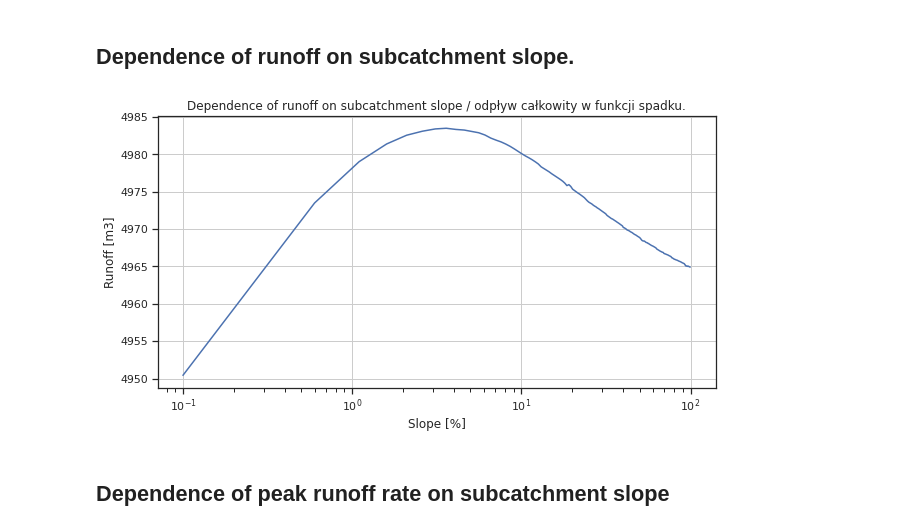
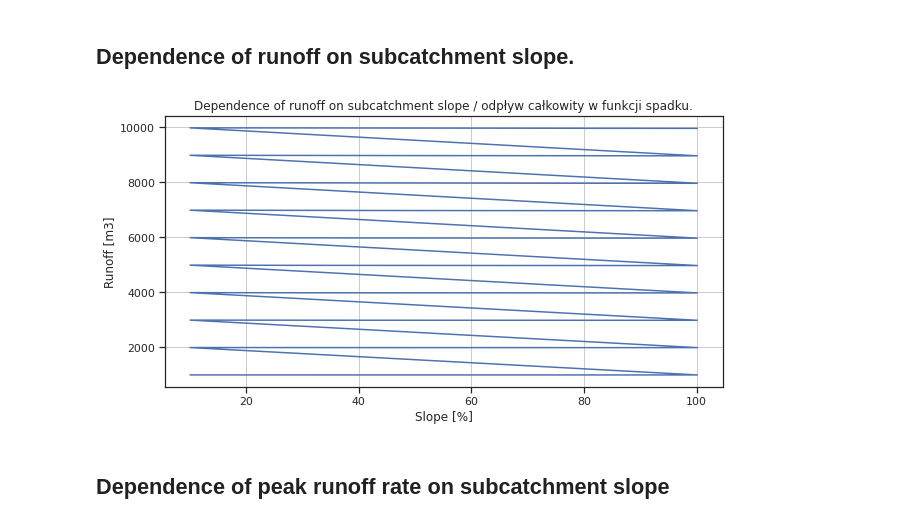
Before and after one commit to BuczynskiRafal/pipe_calculations, a Jupyter notebook: OOP_Catchments.ipynb, the cells around one changed output. Saved outputs shown, nothing was run; the diff lists cells and outputs as text; code cells hidden in the pictures.

```diff
--- a/OOP_Catchments.ipynb
+++ b/OOP_Catchments.ipynb
@@ -126,5 +164,5 @@ class Analyse:
 # %% [markdown]
 # Do simulation
 # %%
-pipe = Analyse()
-pipe.simulation("C3", "S1", step=0.5)
+analyse = Analyse()
+analyse.analyse("C3", "S1", step=10)
@@ -133,5 +195,6 @@ pipe.simulation("C3", "S1", step=0.5)
 # %%
-data = {"slope": pipe.slope, **vars(pipe.pipe_data), **vars(pipe.catchment_data)}
+# data = {"slope": analyse.slope, **vars(analyse.pipe_data), **vars(analyse.catchment_data)}
+data = {**vars(analyse.pipe_data), **vars(analyse.catchment_data)}
 df_raw = pd.DataFrame(data=data)
 # %% [markdown]
 # Data for work
@@ -219,16 +281,16 @@ df.head()
 # %% [markdown]
 ## Dependence of runoff on subcatchment slope.
 # %%
-plt.xscale("log")
+# plt.xscale("log")
 plt.rcParams["figure.figsize"] = (10,5)
 plt.plot(df['slope'], df['runoff'])
 plt.title('Dependence of runoff on subcatchment slope / odpływ całkowity w funkcji spadku.')
 plt.xlabel('Slope [%]')
 plt.ylabel('Runoff [m3]')
 plt.grid(True)
 plt.show()
 # %% [output]
-[figure, old version]
+[figure, new version]
 # %% [markdown]
 ## Dependence of peak runoff rate on subcatchment slope
 # %%
```
Also changed, not shown: parts of 17 cells of this notebook.
